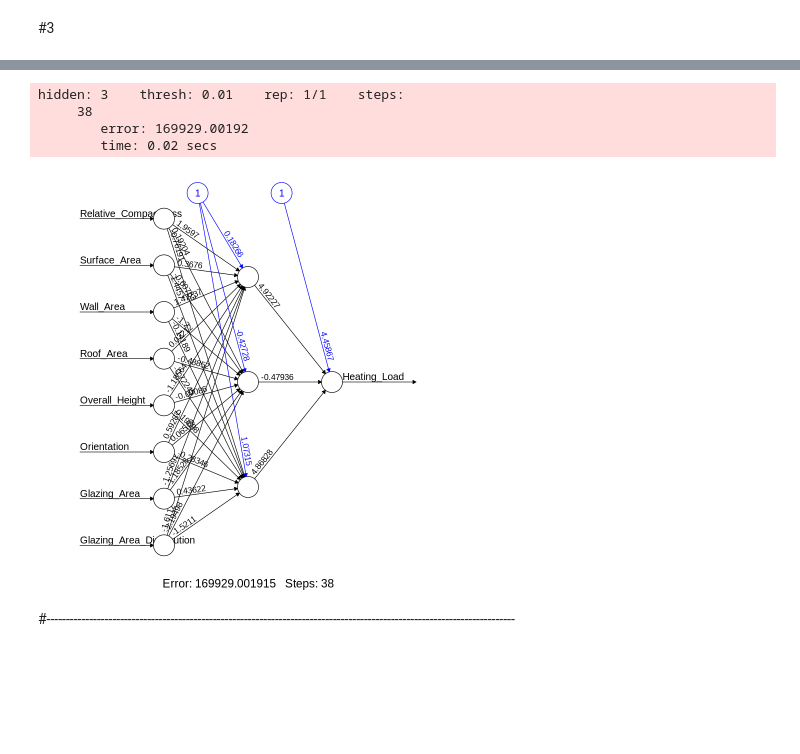
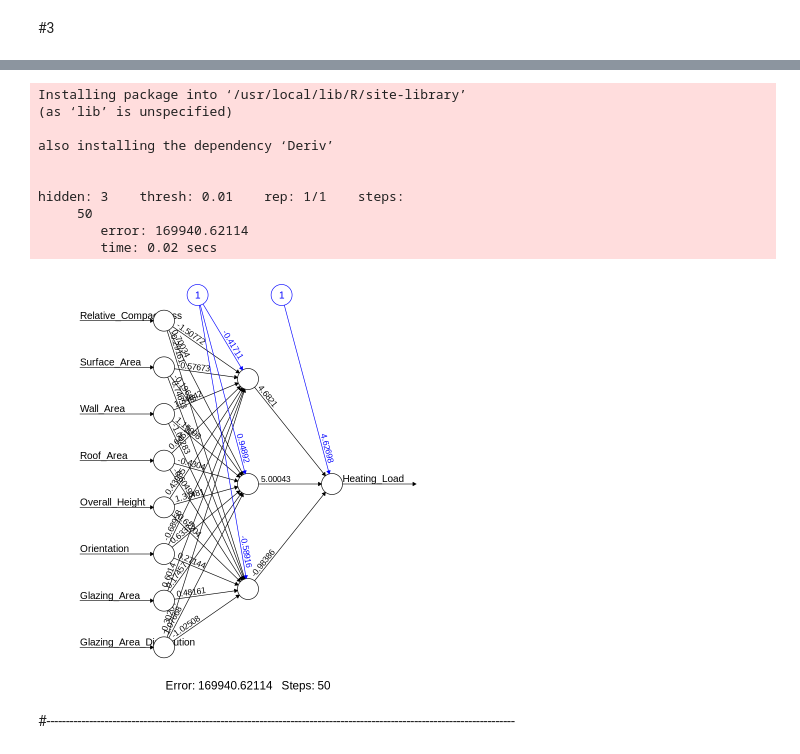
Before and after one commit to Viktory4121/MME, a Jupyter notebook: lab4.ipynb, the cells around one changed output, grey strips where cells are left out. Saved outputs shown, nothing was run; the diff lists cells and outputs as text; code cells hidden in the pictures; blank space fills up the shorter version.

```diff
--- a/lab4.ipynb
+++ b/lab4.ipynb
@@ -108,15 +108,21 @@ summary(nlm_y1)
 # %%
-#install.packages("neuralnet")
+install.packages("neuralnet")
 library(neuralnet)
 
 neuralnet_y1 <- neuralnet(Heating_Load ~.-Cooling_Load, data = train, hidden = 3, linear.output = FALSE, lifesign = "full", stepmax = 1000000000)
 plot(neuralnet_y1, rep = 1)
 # %% [output]
+Installing package into ‘/usr/local/lib/R/site-library’
+(as ‘lib’ is unspecified)
+
+also installing the dependency ‘Deriv’
+
+
 hidden: 3    thresh: 0.01    rep: 1/1    steps:
-     38
-        error: 169929.00192
+     50
+        error: 169940.62114
         time: 0.02 secs
-[figure, old version]
+[figure, new version]
 # %% [markdown]
 #-------------------------------------------------------------------------------------------------------------------------
 # %%
```
Also changed, not shown: parts of 15 cells of this notebook.
